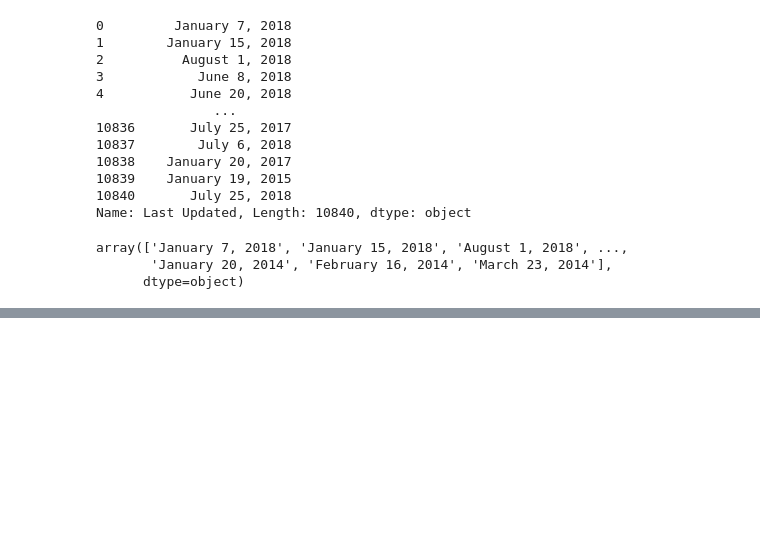
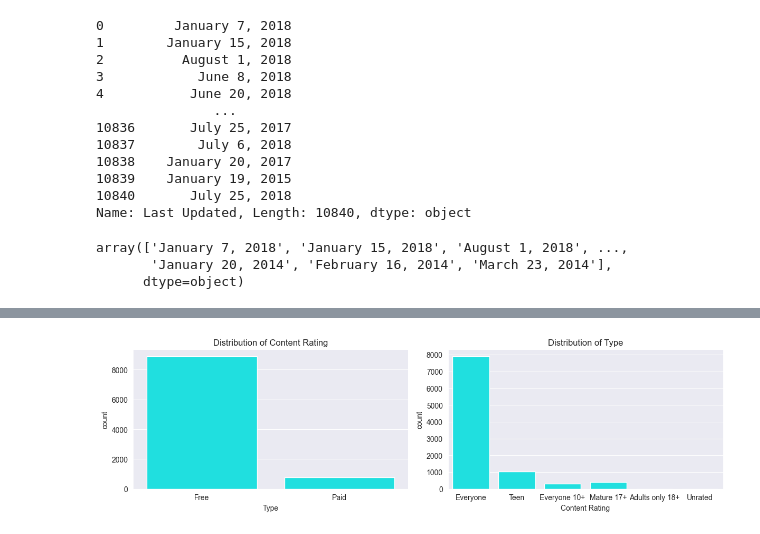
Before and after one commit to Ahmet-Ruchan/ML-Core, a Jupyter notebook: Core/Data Science/DataFrame Operations/6-GooglePlayDatasetEx.ipynb, the cells around one changed output, grey strips where cells are left out. Cells and saved outputs as stored; diff of their text form; code cells hidden in the pictures; blank space fills up the shorter version.

```diff
--- a/Core/Data Science/DataFrame Operations/6-GooglePlayDatasetEx.ipynb
+++ b/Core/Data Science/DataFrame Operations/6-GooglePlayDatasetEx.ipynb
@@ -387,0 +510,15 @@ df.head()
+# %%
+plt.figure(figsize=(24,16))
+
+category = ['Type', 'Content Rating']
+
+for i in range(0, len(category)):
+    plt.subplot(5, 4, i+1)
+    sns.countplot(x=df[category[i]], color='cyan')
+    plt.xlabel(category[i])
+    plt.title(f'Distribution of {category[i-1]}')
+    plt.tight_layout()
+
+plt.show()
+# %% [output]
+[figure, added]
```
Also changed, not shown: parts of 35 cells of this notebook.
